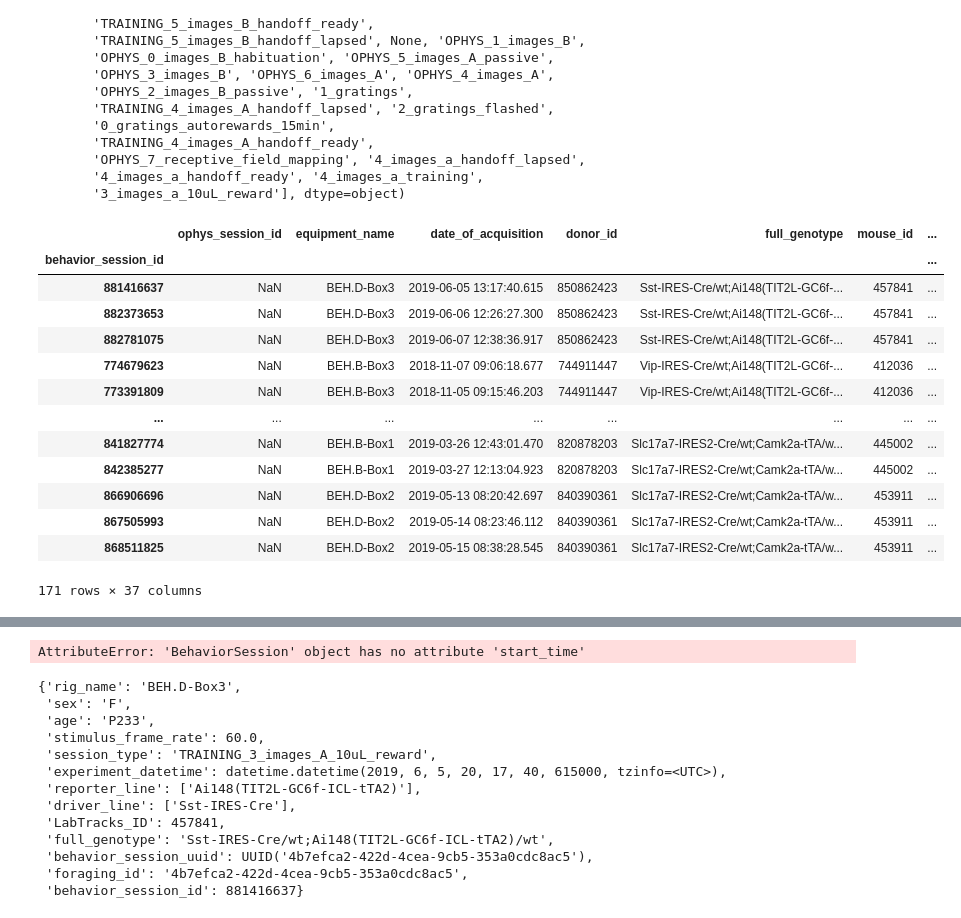
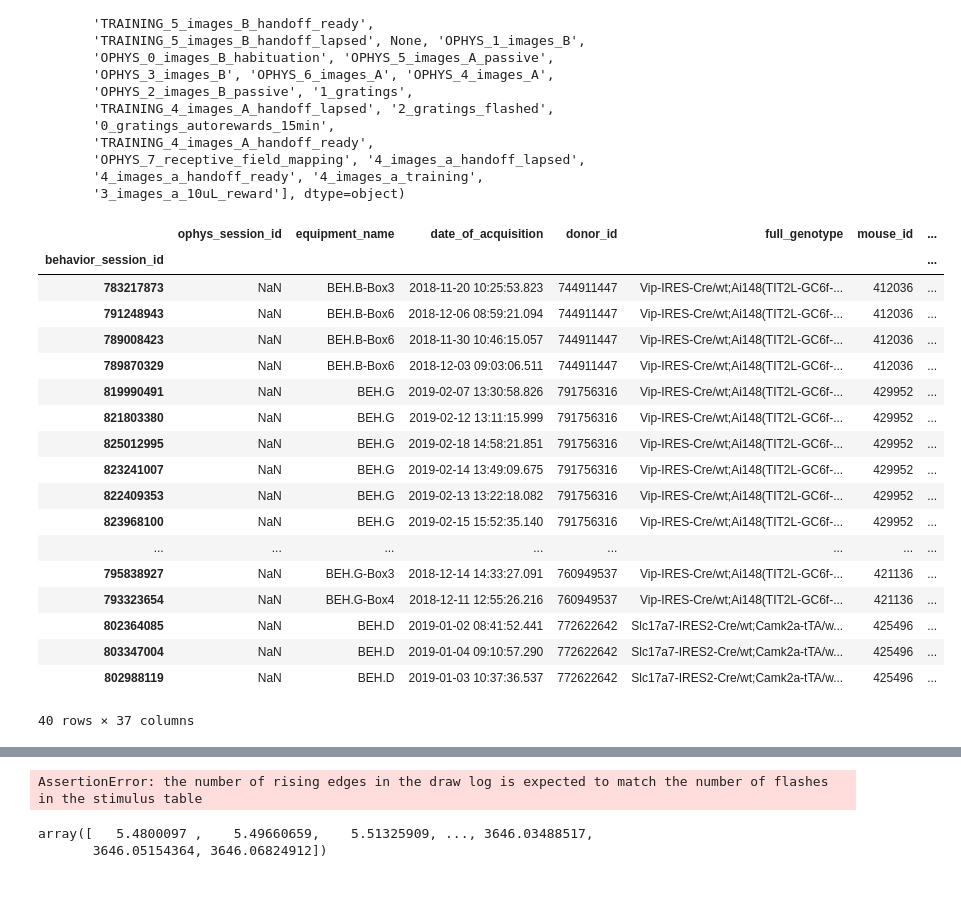
Before and after one commit to dougollerenshaw/dro, a Jupyter notebook: dro/notebooks/visual_behavior/Untitled46.ipynb, the cells around one changed output, grey strips where cells are left out. Drawn from its saved outputs; the diff is of its cells as text; code cells hidden in the pictures; blank space fills up the shorter version.

```diff
--- a/dro/notebooks/visual_behavior/Untitled46.ipynb
+++ b/dro/notebooks/visual_behavior/Untitled46.ipynb
@@ -44,22 +47,27 @@ array(['TRAINING_0_gratings_autorewards_15min', 'TRAINING_1_gratings',
        '4_images_a_handoff_ready', '4_images_a_training',
        '3_images_a_10uL_reward'], dtype=object)
 # %%
-behavior_session_table.query('session_type == "TRAINING_3_images_A_10uL_reward"')
+behavior_session_table.query('session_type == "TRAINING_4_images_A_handoff_ready"')
 # %% [output]
 |  | ophys_session_id | equipment_name | date_of_acquisition | donor_id | full_genotype | mouse_id | ... |
 | behavior_session_id |  |  |  |  |  |  | ... |
-| 881416637 | NaN | BEH.D-Box3 | 2019-06-05 13:17:40.615 | 850862423 | Sst-IRES-Cre/wt;Ai148(TIT2L-GC6f-... | 457841 | ... |
-| 882373653 | NaN | BEH.D-Box3 | 2019-06-06 12:26:27.300 | 850862423 | Sst-IRES-Cre/wt;Ai148(TIT2L-GC6f-... | 457841 | ... |
-| 882781075 | NaN | BEH.D-Box3 | 2019-06-07 12:38:36.917 | 850862423 | Sst-IRES-Cre/wt;Ai148(TIT2L-GC6f-... | 457841 | ... |
-| 774679623 | NaN | BEH.B-Box3 | 2018-11-07 09:06:18.677 | 744911447 | Vip-IRES-Cre/wt;Ai148(TIT2L-GC6f-... | 412036 | ... |
-| 773391809 | NaN | BEH.B-Box3 | 2018-11-05 09:15:46.203 | 744911447 | Vip-IRES-Cre/wt;Ai148(TIT2L-GC6f-... | 412036 | ... |
+| 783217873 | NaN | BEH.B-Box3 | 2018-11-20 10:25:53.823 | 744911447 | Vip-IRES-Cre/wt;Ai148(TIT2L-GC6f-... | 412036 | ... |
+| 791248943 | NaN | BEH.B-Box6 | 2018-12-06 08:59:21.094 | 744911447 | Vip-IRES-Cre/wt;Ai148(TIT2L-GC6f-... | 412036 | ... |
+| 789008423 | NaN | BEH.B-Box6 | 2018-11-30 10:46:15.057 | 744911447 | Vip-IRES-Cre/wt;Ai148(TIT2L-GC6f-... | 412036 | ... |
+| 789870329 | NaN | BEH.B-Box6 | 2018-12-03 09:03:06.511 | 744911447 | Vip-IRES-Cre/wt;Ai148(TIT2L-GC6f-... | 412036 | ... |
+| 819990491 | NaN | BEH.G | 2019-02-07 13:30:58.826 | 791756316 | Vip-IRES-Cre/wt;Ai148(TIT2L-GC6f-... | 429952 | ... |
+| 821803380 | NaN | BEH.G | 2019-02-12 13:11:15.999 | 791756316 | Vip-IRES-Cre/wt;Ai148(TIT2L-GC6f-... | 429952 | ... |
+| 825012995 | NaN | BEH.G | 2019-02-18 14:58:21.851 | 791756316 | Vip-IRES-Cre/wt;Ai148(TIT2L-GC6f-... | 429952 | ... |
+| 823241007 | NaN | BEH.G | 2019-02-14 13:49:09.675 | 791756316 | Vip-IRES-Cre/wt;Ai148(TIT2L-GC6f-... | 429952 | ... |
+| 822409353 | NaN | BEH.G | 2019-02-13 13:22:18.082 | 791756316 | Vip-IRES-Cre/wt;Ai148(TIT2L-GC6f-... | 429952 | ... |
+| 823968100 | NaN | BEH.G | 2019-02-15 15:52:35.140 | 791756316 | Vip-IRES-Cre/wt;Ai148(TIT2L-GC6f-... | 429952 | ... |
 | ... | ... | ... | ... | ... | ... | ... | ... |
-| 841827774 | NaN | BEH.B-Box1 | 2019-03-26 12:43:01.470 | 820878203 | Slc17a7-IRES2-Cre/wt;Camk2a-tTA/w... | 445002 | ... |
-| 842385277 | NaN | BEH.B-Box1 | 2019-03-27 12:13:04.923 | 820878203 | Slc17a7-IRES2-Cre/wt;Camk2a-tTA/w... | 445002 | ... |
-| 866906696 | NaN | BEH.D-Box2 | 2019-05-13 08:20:42.697 | 840390361 | Slc17a7-IRES2-Cre/wt;Camk2a-tTA/w... | 453911 | ... |
-| 867505993 | NaN | BEH.D-Box2 | 2019-05-14 08:23:46.112 | 840390361 | Slc17a7-IRES2-Cre/wt;Camk2a-tTA/w... | 453911 | ... |
-| 868511825 | NaN | BEH.D-Box2 | 2019-05-15 08:38:28.545 | 840390361 | Slc17a7-IRES2-Cre/wt;Camk2a-tTA/w... | 453911 | ... |
+| 795838927 | NaN | BEH.G-Box3 | 2018-12-14 14:33:27.091 | 760949537 | Vip-IRES-Cre/wt;Ai148(TIT2L-GC6f-... | 421136 | ... |
+| 793323654 | NaN | BEH.G-Box4 | 2018-12-11 12:55:26.216 | 760949537 | Vip-IRES-Cre/wt;Ai148(TIT2L-GC6f-... | 421136 | ... |
+| 802364085 | NaN | BEH.D | 2019-01-02 08:41:52.441 | 772622642 | Slc17a7-IRES2-Cre/wt;Camk2a-tTA/w... | 425496 | ... |
+| 803347004 | NaN | BEH.D | 2019-01-04 09:10:57.290 | 772622642 | Slc17a7-IRES2-Cre/wt;Camk2a-tTA/w... | 425496 | ... |
+| 802988119 | NaN | BEH.D | 2019-01-03 10:37:36.537 | 772622642 | Slc17a7-IRES2-Cre/wt;Camk2a-tTA/w... | 425496 | ... |
-171 rows × 37 columns
+40 rows × 37 columns
 # %%
 from allensdk.brain_observatory.behavior.behavior_session import BehaviorSession
 behavior_session_id = 881416637
@@ -80,23 +88,15 @@ session.stimulus_presentations
 | 4782 | 0.250207 | 216993.0 | 5 | im062 | Natural_Images_Lum_Matched_set_tr... | 4782 | False | NaN | ... |
 | 4783 | 0.250204 | 217038.0 | 5 | im062 | Natural_Images_Lum_Matched_set_tr... | 4783 | False | NaN | ... |
 4784 rows × 13 columns
+# %%
+from allensdk.brain_observatory.behavior.behavior_session import BehaviorSession
+behavior_session_id = 855964272
+session = BehaviorSession.from_lims(behavior_session_id)
+session.stimulus_presentations
+# %% [output]
+AssertionError: the number of rising edges in the draw log is expected to match the number of flashes in the stimulus table
 # %%
-session.start_time
+session.stimulus_timestamps
 # %% [output]
-AttributeError: 'BehaviorSession' object has no attribute 'start_time'
+array([   5.4800097 ,    5.49660659,    5.51325909, ..., 3646.03488517,
+       3646.05154364, 3646.06824912])
-# %%
-session.metadata
-# %% [output]
-{'rig_name': 'BEH.D-Box3',
- 'sex': 'F',
- 'age': 'P233',
- 'stimulus_frame_rate': 60.0,
- 'session_type': 'TRAINING_3_images_A_10uL_reward',
- 'experiment_datetime': datetime.datetime(2019, 6, 5, 20, 17, 40, 615000, tzinfo=<UTC>),
- 'reporter_line': ['Ai148(TIT2L-GC6f-ICL-tTA2)'],
- 'driver_line': ['Sst-IRES-Cre'],
- 'LabTracks_ID': 457841,
- 'full_genotype': 'Sst-IRES-Cre/wt;Ai148(TIT2L-GC6f-ICL-tTA2)/wt',
- 'behavior_session_uuid': UUID('4b7efca2-422d-4cea-9cb5-353a0cdc8ac5'),
- 'foraging_id': '4b7efca2-422d-4cea-9cb5-353a0cdc8ac5',
- 'behavior_session_id': 881416637}
```
Also changed, not shown: parts of 4 cells of this notebook, 7 other files.
